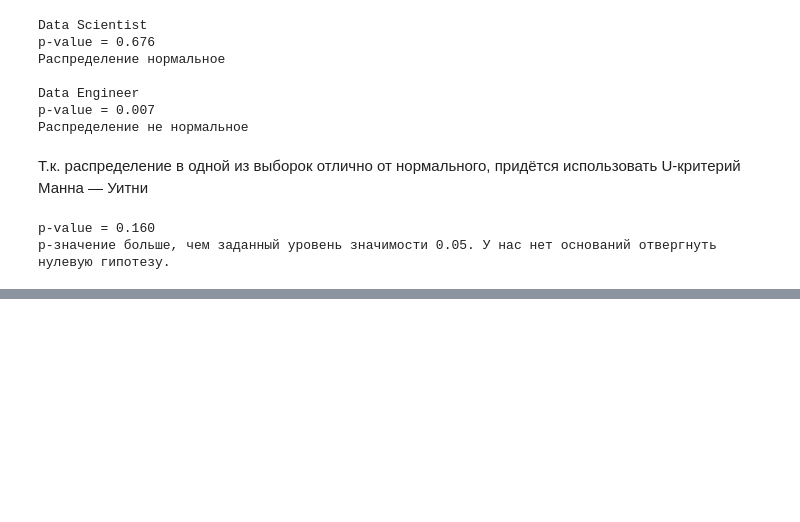
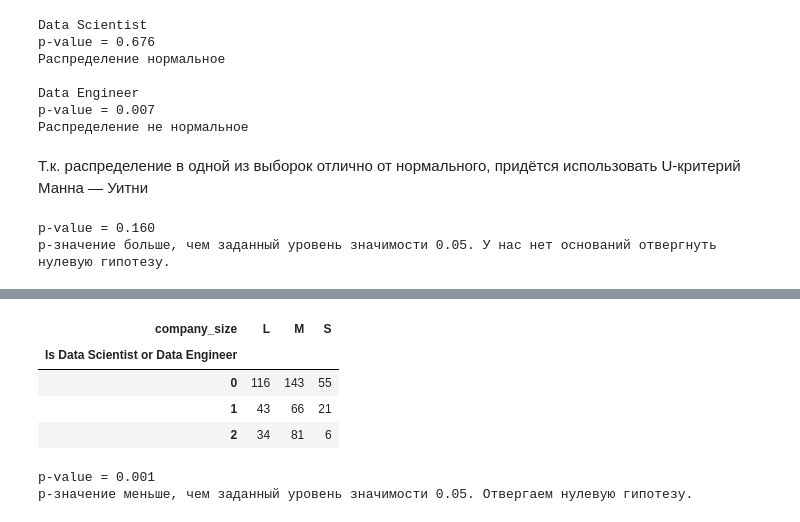
Before and after one commit to Blooodniy/SF_DS, a Jupyter notebook: EDA/Exercise 10.2 (HW-02)/Exercise 10.2 (HW-02).ipynb, the cells around one changed output, grey strips where cells are left out. Drawn from its saved outputs; the diff is of its cells as text; code cells hidden in the pictures; blank space fills up the shorter version.

```diff
--- a/EDA/Exercise 10.2 (HW-02)/Exercise 10.2 (HW-02).ipynb
+++ b/EDA/Exercise 10.2 (HW-02)/Exercise 10.2 (HW-02).ipynb
@@ -642,0 +776,21 @@ p-значение больше, чем заданный уровень знач
+# %%
+cross_tab = pd.crosstab(data['Is Data Scientist or Data Engineer'], data['company_size'])
+cross_tab
+# %% [output]
+| company_size | L | M | S |
+| Is Data Scientist or Data Engineer |  |  |  |
+| 0 | 116 | 143 | 55 |
+| 1 | 43 | 66 | 21 |
+| 2 | 34 | 81 | 6 |
+# %%
+_, p, _, _ = stats.chi2_contingency(cross_tab)
+
+print('p-value = {:.3f}'.format(p))
+
+if p <= alpha:
+    print('p-значение меньше, чем заданный уровень значимости {:.2f}. Отвергаем нулевую гипотезу.'.format(alpha))
+else:
+    print('p-значение больше, чем заданный уровень значимости {:.2f}. У нас нет оснований отвергнуть нулевую гипотезу.'.format(alpha))
+# %% [output]
+p-value = 0.001
+p-значение меньше, чем заданный уровень значимости 0.05. Отвергаем нулевую гипотезу.
```
Also changed, not shown: parts of 34 cells of this notebook.
